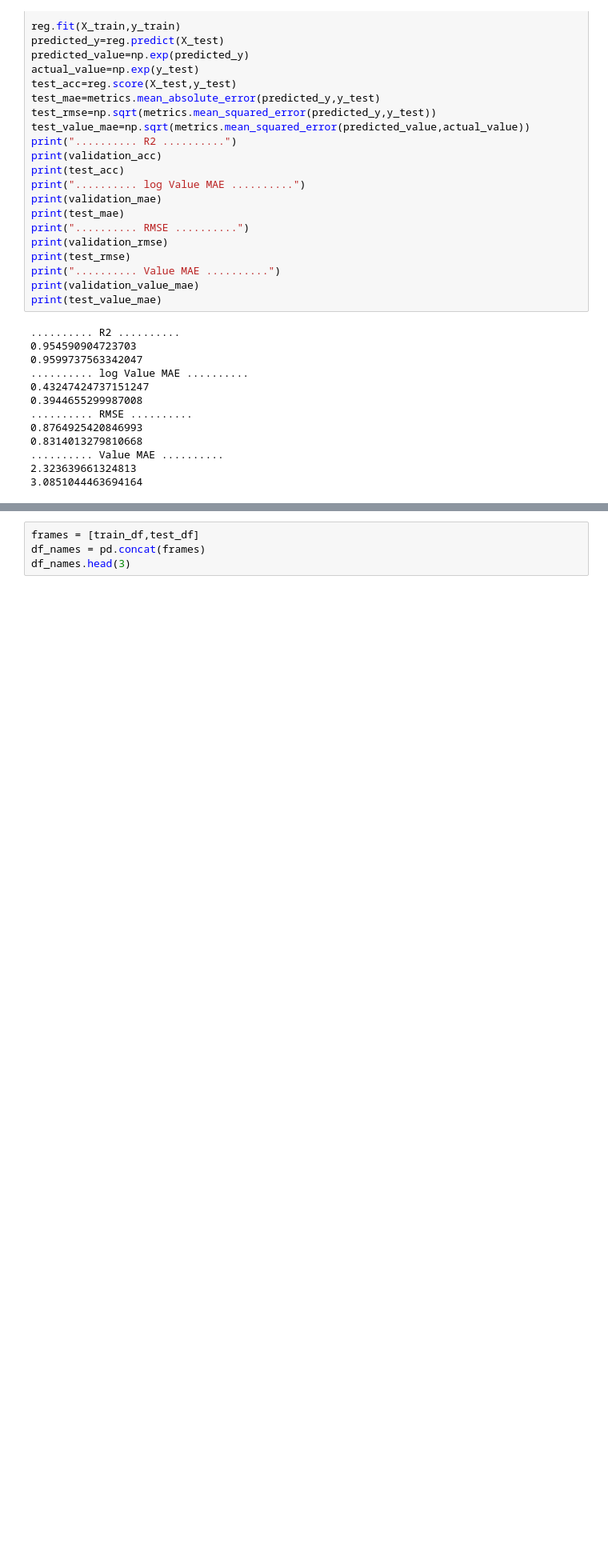
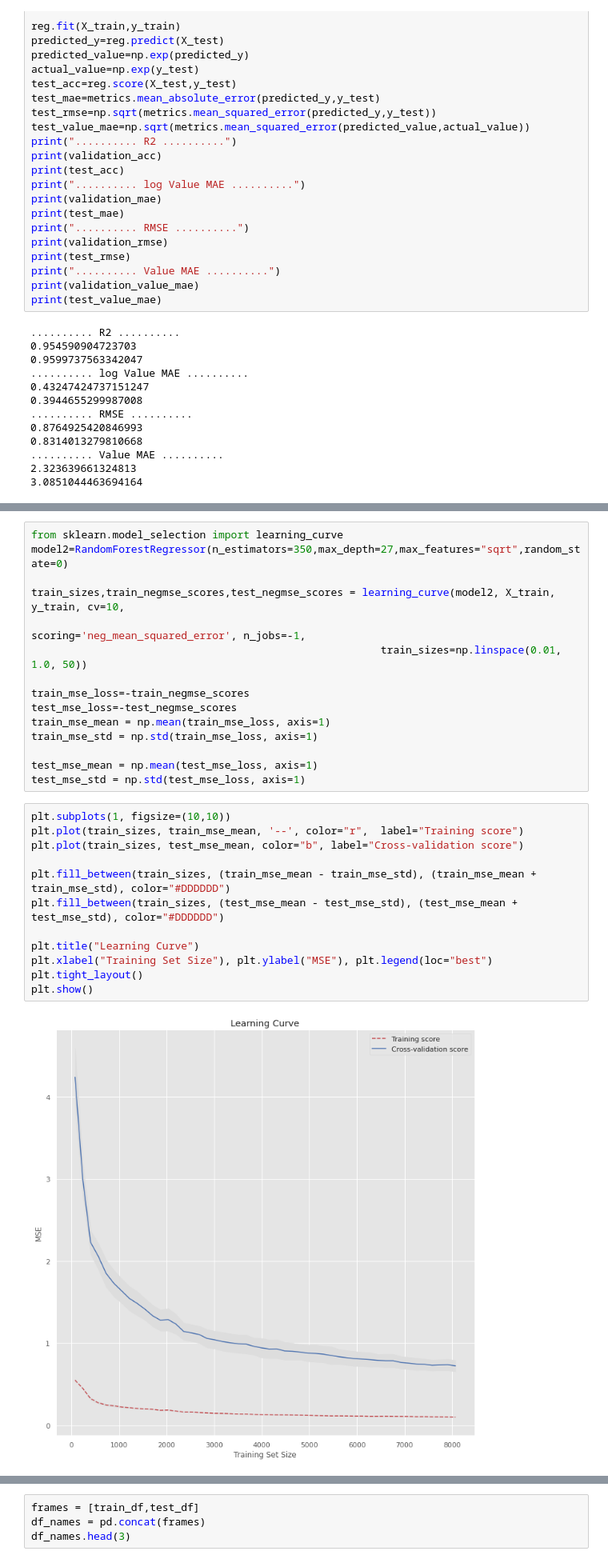
Before and after one commit to shafieiali42/Football-analysis, a Jupyter notebook: SoccerAnalysis.ipynb, the cells around one changed output, grey strips where cells are left out. Shown at 80% size. Drawn from its saved outputs; the diff is of its cells as text; blank space fills up the shorter version.

```diff
--- a/SoccerAnalysis.ipynb
+++ b/SoccerAnalysis.ipynb
@@ -763,0 +802,29 @@ print(test_value_mae)
+# %%
+from sklearn.model_selection import learning_curve
+model2=RandomForestRegressor(n_estimators=350,max_depth=27,max_features="sqrt",random_state=0)
+
+train_sizes,train_negmse_scores,test_negmse_scores = learning_curve(model2, X_train, y_train, cv=10,
+                                                        scoring='neg_mean_squared_error', n_jobs=-1,
+                                                        train_sizes=np.linspace(0.01, 1.0, 50))
+
+train_mse_loss=-train_negmse_scores
+test_mse_loss=-test_negmse_scores
+train_mse_mean = np.mean(train_mse_loss, axis=1)
+train_mse_std = np.std(train_mse_loss, axis=1)
+
+test_mse_mean = np.mean(test_mse_loss, axis=1)
+test_mse_std = np.std(test_mse_loss, axis=1)
+# %%
+plt.subplots(1, figsize=(10,10))
+plt.plot(train_sizes, train_mse_mean, '--', color="r",  label="Training score")
+plt.plot(train_sizes, test_mse_mean, color="b", label="Cross-validation score")
+
+plt.fill_between(train_sizes, (train_mse_mean - train_mse_std), (train_mse_mean + train_mse_std), color="#DDDDDD")
+plt.fill_between(train_sizes, (test_mse_mean - test_mse_std), (test_mse_mean + test_mse_std), color="#DDDDDD")
+
+plt.title("Learning Curve")
+plt.xlabel("Training Set Size"), plt.ylabel("MSE"), plt.legend(loc="best")
+plt.tight_layout()
+plt.show()
+# %% [output]
+[figure, added]
```
Also changed, not shown: parts of 5 cells of this notebook.
